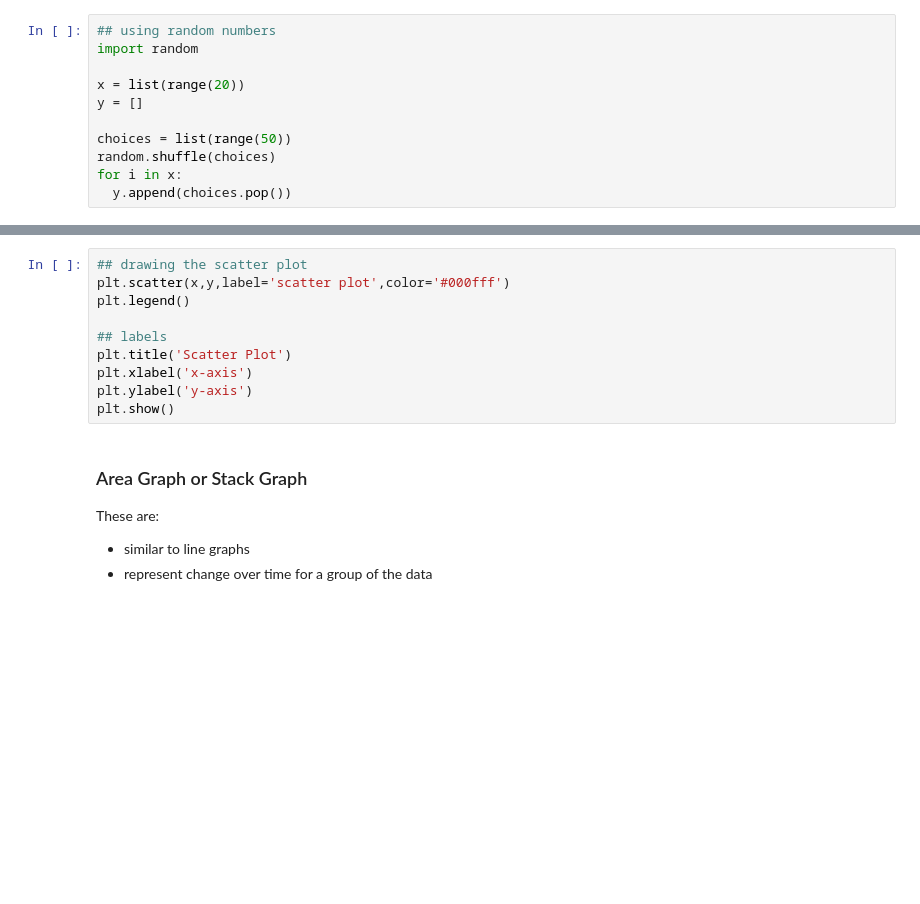
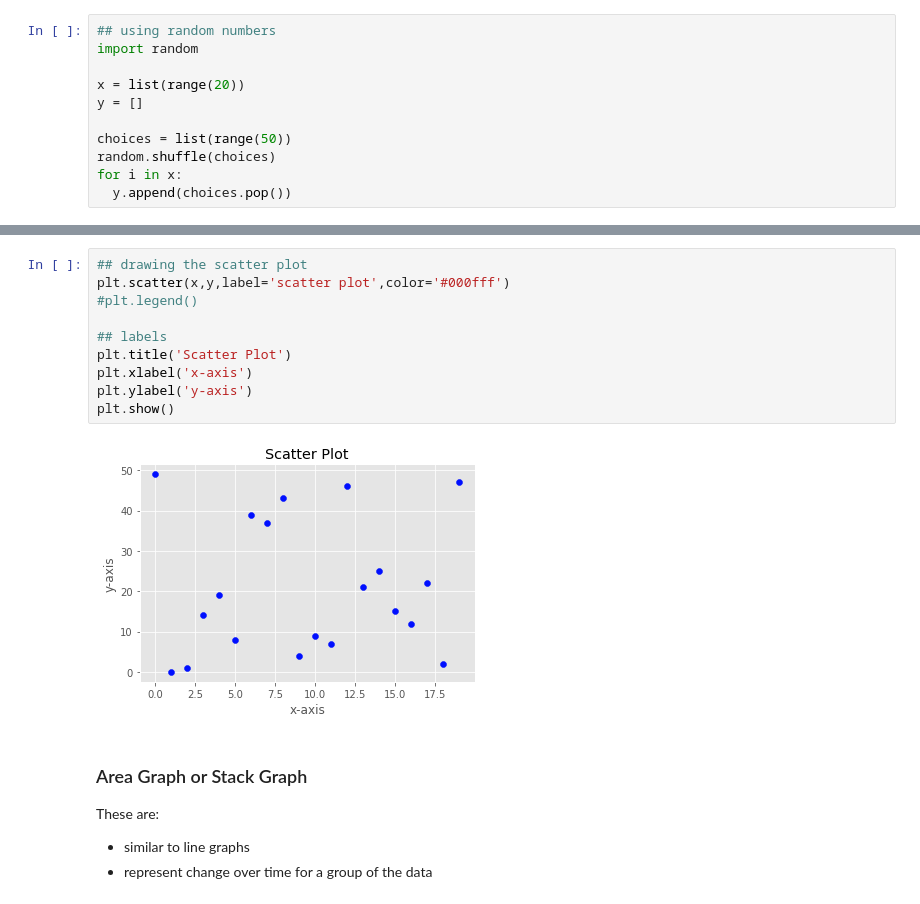
Before and after one commit to ravi-prakash1907/Predictive-Analytics, a Jupyter notebook: Python Basics/matplotlib.ipynb, the cells around one changed output, grey strips where cells are left out. Drawn from its saved outputs; the diff is of its cells as text; blank space fills up the shorter version.

```diff
--- a/Python Basics/matplotlib.ipynb
+++ b/Python Basics/matplotlib.ipynb
@@ -219,13 +248,15 @@ print("y: ",y)
 # %%
 ## drawing the scatter plot
 plt.scatter(x,y,label='scatter plot',color='#000fff')
-plt.legend()
+#plt.legend()
 
 ## labels
 plt.title('Scatter Plot')
 plt.xlabel('x-axis')
 plt.ylabel('y-axis')
 plt.show()
+# %% [output]
+[figure, added]
 # %% [markdown]
 ### Area Graph or Stack Graph
 These are:
```
Also changed, not shown: parts of 17 cells of this notebook.
